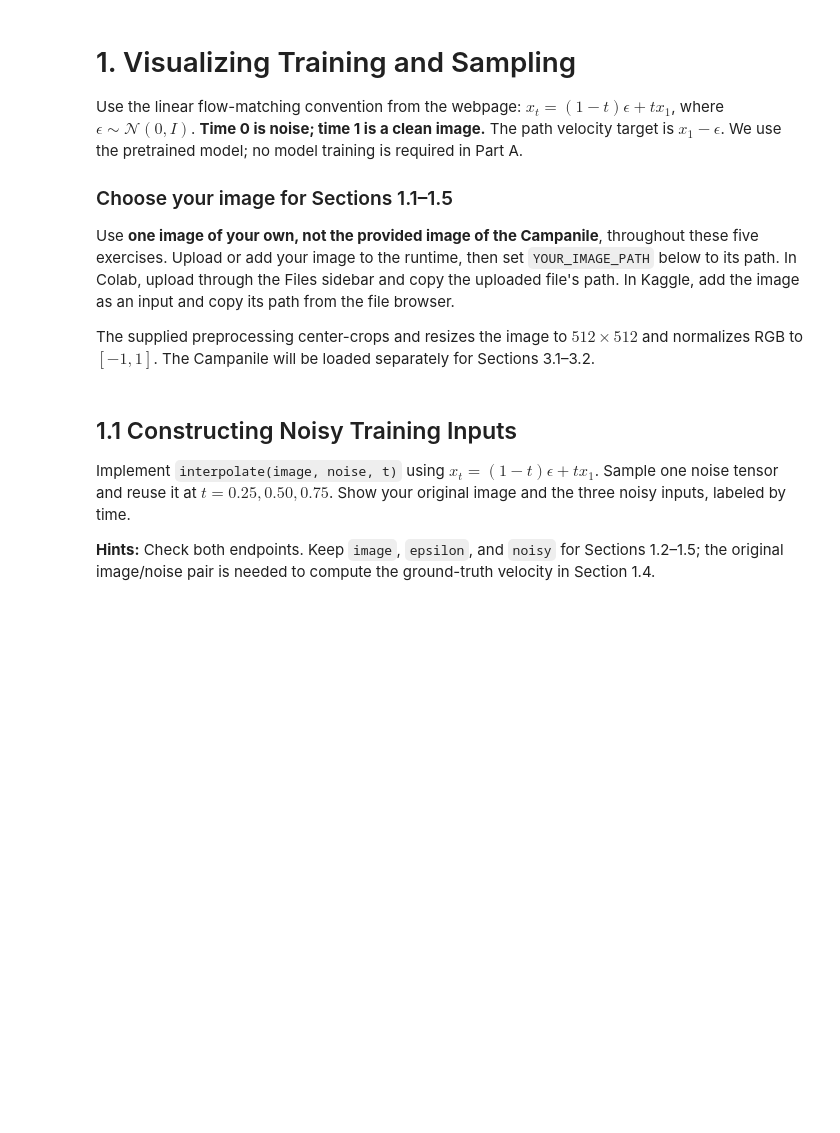
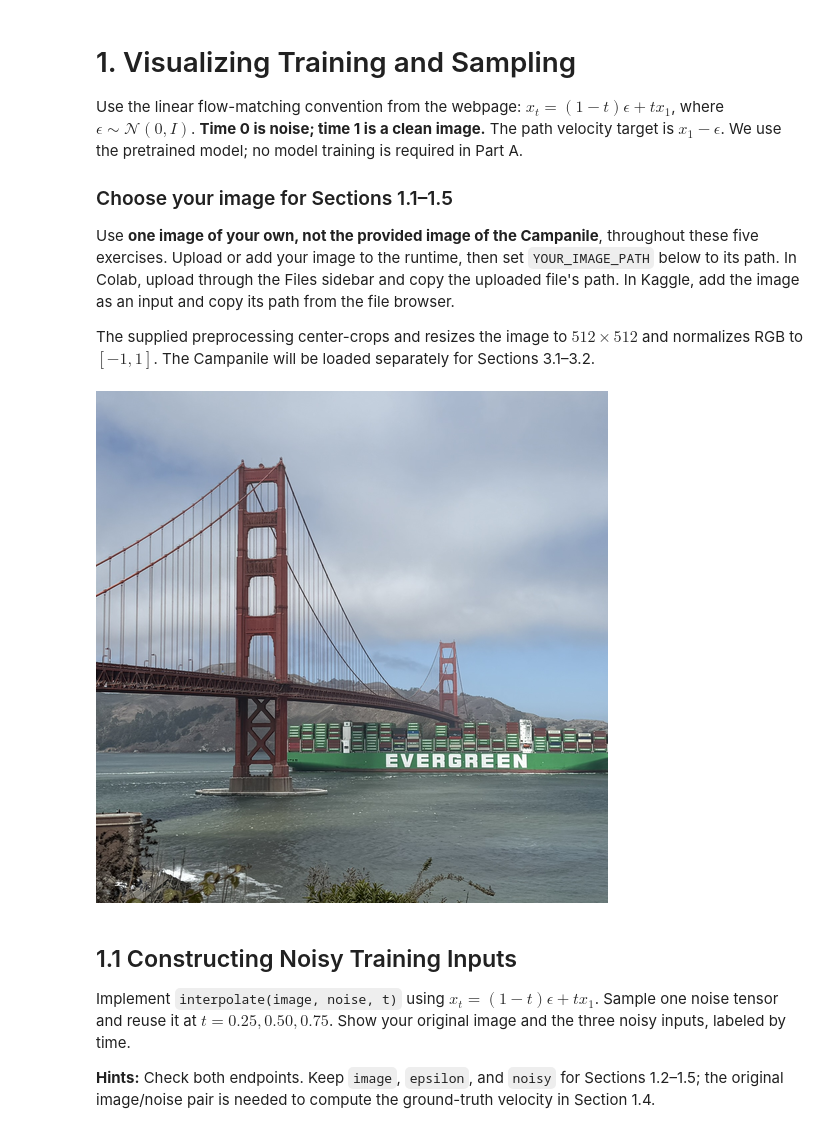
Before and after one commit to Bobby202608/UCB-CS180-Projects, a Jupyter notebook: Project 3/code/Part A/parta.ipynb, the cells around one changed output. Drawn from its saved outputs; the diff is of its cells as text; code cells hidden in the pictures; blank space fills up the shorter version.

Commit message:
Kaggle Notebook | notebooka32347fb8c | Version 5

```diff
--- a/Project 3/code/Part A/parta.ipynb
+++ b/Project 3/code/Part A/parta.ipynb
@@ -222,10 +252,12 @@ In Kaggle, add the image as an input and copy its path from the file browser.
 The supplied preprocessing center-crops and resizes the image to $512\times512$ and
 normalizes RGB to $[-1,1]$. The Campanile will be loaded separately for Sections 3.1–3.2.
 # %%
-YOUR_IMAGE_PATH = "/content/input/golden_gate_bridge.jpeg"  # Set this to the path of your own uploaded image.
+YOUR_IMAGE_PATH = "/kaggle/input/datasets/bobby202608/cs180-project3-input/golden_gate_bridge.jpeg"  # Set this to the path of your own uploaded image.
 image = load_input(YOUR_IMAGE_PATH)  # Dimension: (B, 3, H, W)
 metrics["own_image_path"] = str(Path(YOUR_IMAGE_PATH).expanduser().resolve())
 display(to_pil(image))
+# %% [output]
+[figure, added]
 # %% [markdown]
 ## 1.1 Constructing Noisy Training Inputs
 
```
Also changed, not shown: parts of 8 cells of this notebook.
